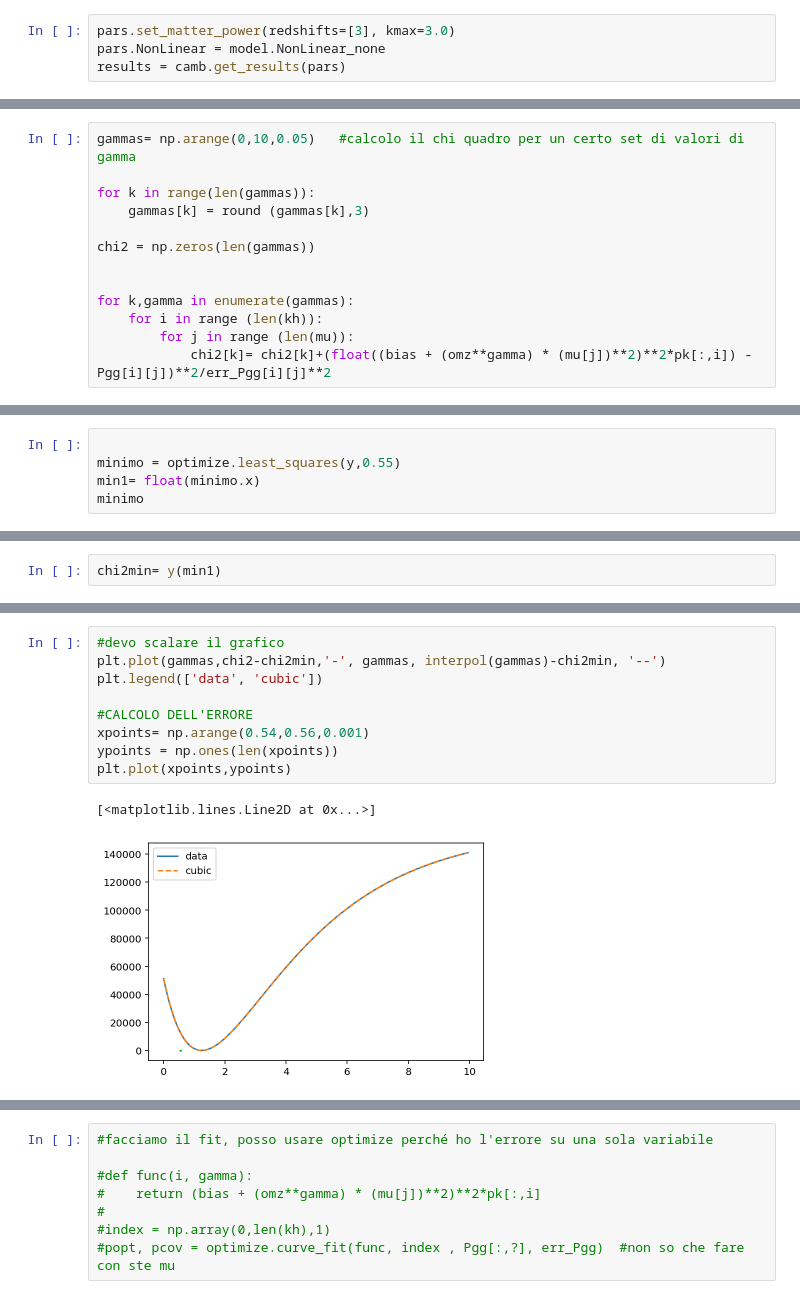
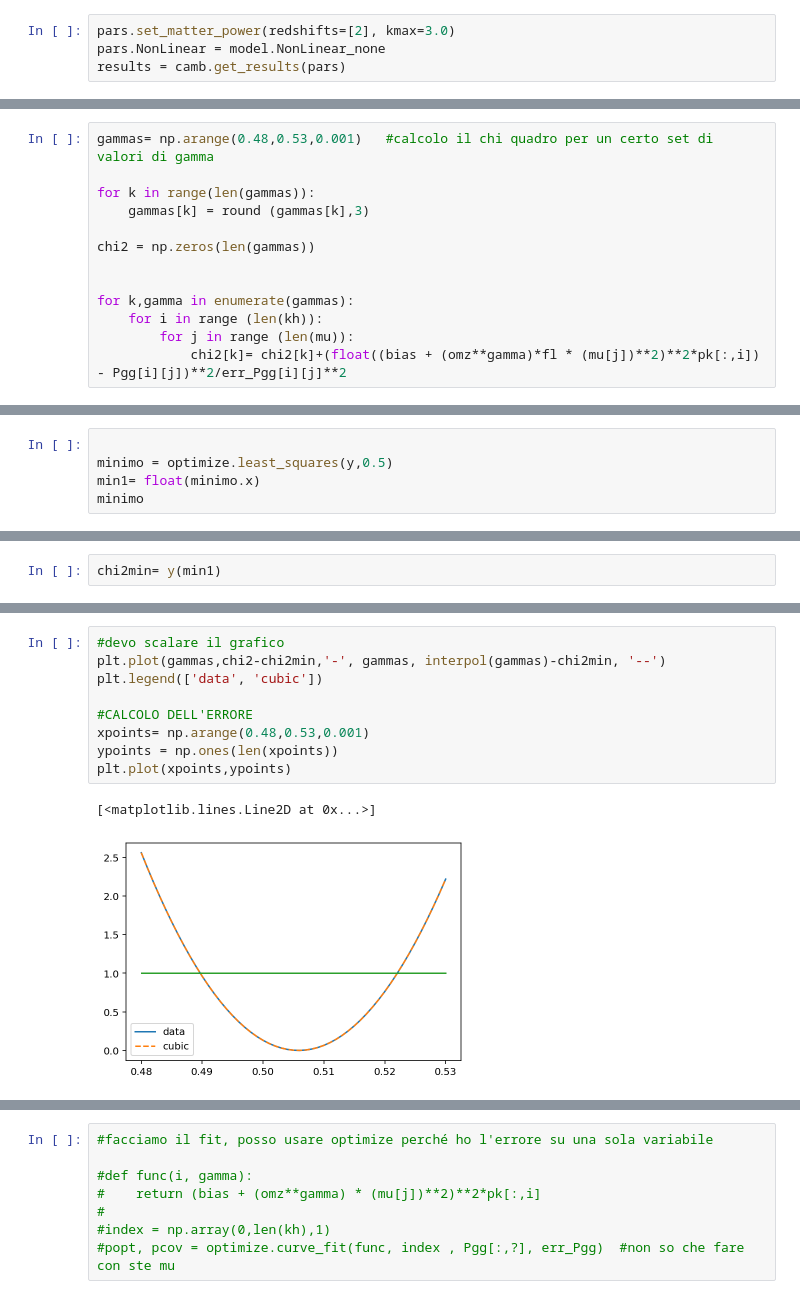
Before and after one commit to Sareva00/Tesi, a Jupyter notebook: GammaGW.ipynb, the cells around one changed output, grey strips where cells are left out. Cells and saved outputs as stored; diff of their text form.

Commit message:
prove ad altri valori di z ed errori GW

```diff
--- a/GammaGW.ipynb
+++ b/GammaGW.ipynb
@@ -32,7 +32,7 @@ class: <InitialPowerLaw>
  As = 2e-09
  At = 1.0
 # %%
-pars.set_matter_power(redshifts=[3], kmax=3.0)
+pars.set_matter_power(redshifts=[2], kmax=3.0)
 pars.NonLinear = model.NonLinear_none
 results = camb.get_results(pars)
 # %%
@@ -182,5 +182,5 @@ print(err_Pgg[:,0])
 # %%
-gammas= np.arange(0,10,0.05)   #calcolo il chi quadro per un certo set di valori di gamma
+gammas= np.arange(0.48,0.53,0.001)   #calcolo il chi quadro per un certo set di valori di gamma
 
 for k in range(len(gammas)):
     gammas[k] = round (gammas[k],3)
@@ -191,7 +191,7 @@ chi2 = np.zeros(len(gammas))
 for k,gamma in enumerate(gammas):
     for i in range (len(kh)):
         for j in range (len(mu)):
-            chi2[k]= chi2[k]+(float((bias + (omz**gamma) * (mu[j])**2)**2*pk[:,i]) - Pgg[i][j])**2/err_Pgg[i][j]**2
+            chi2[k]= chi2[k]+(float((bias + (omz**gamma)*fl * (mu[j])**2)**2*pk[:,i]) - Pgg[i][j])**2/err_Pgg[i][j]**2
 # %%
 #INTERPOLAZIONE FUNZIONE CHI^2
 interpol =  interpolate.interp1d(gammas,chi2,kind='cubic')
@@ -210,7 +210,7 @@ type(interpol)
 y=lambda x: interpol(x)
 # %%
 
-minimo = optimize.least_squares(y,0.55)
+minimo = optimize.least_squares(y,0.5)
 min1= float(minimo.x)
 minimo
 # %% [output]
@@ -232,14 +243,14 @@ plt.scatter(gammas,chi2)
 # %%
 #devo scalare il grafico
 plt.plot(gammas,chi2-chi2min,'-', gammas, interpol(gammas)-chi2min, '--')
 plt.legend(['data', 'cubic'])
 
 #CALCOLO DELL'ERRORE
-xpoints= np.arange(0.54,0.56,0.001)
+xpoints= np.arange(0.48,0.53,0.001)
 ypoints = np.ones(len(xpoints))
 plt.plot(xpoints,ypoints)
 # %% [output]
 [<matplotlib.lines.Line2D at 0x...>]
-[figure, old version]
+[figure, new version]
 # %%
 y2= lambda x: interpol(x) - 1 -chi2min
```
Also changed, not shown: parts of 12 cells of this notebook, 1 other file.
